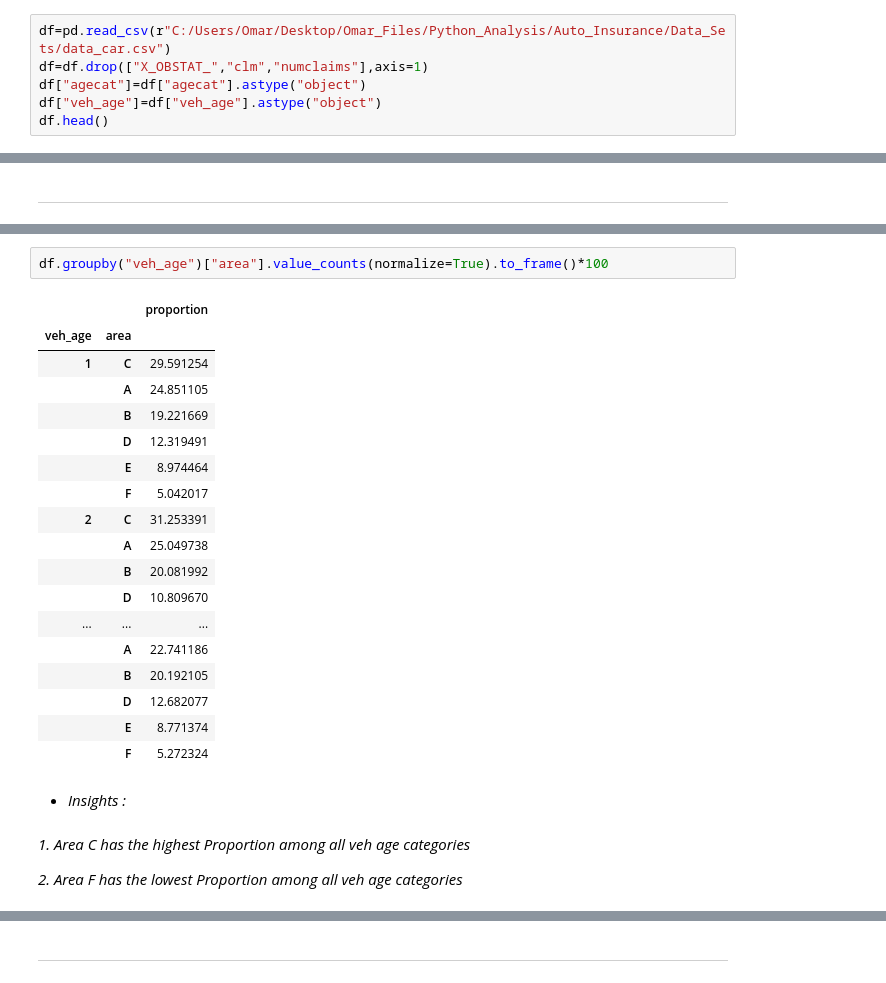
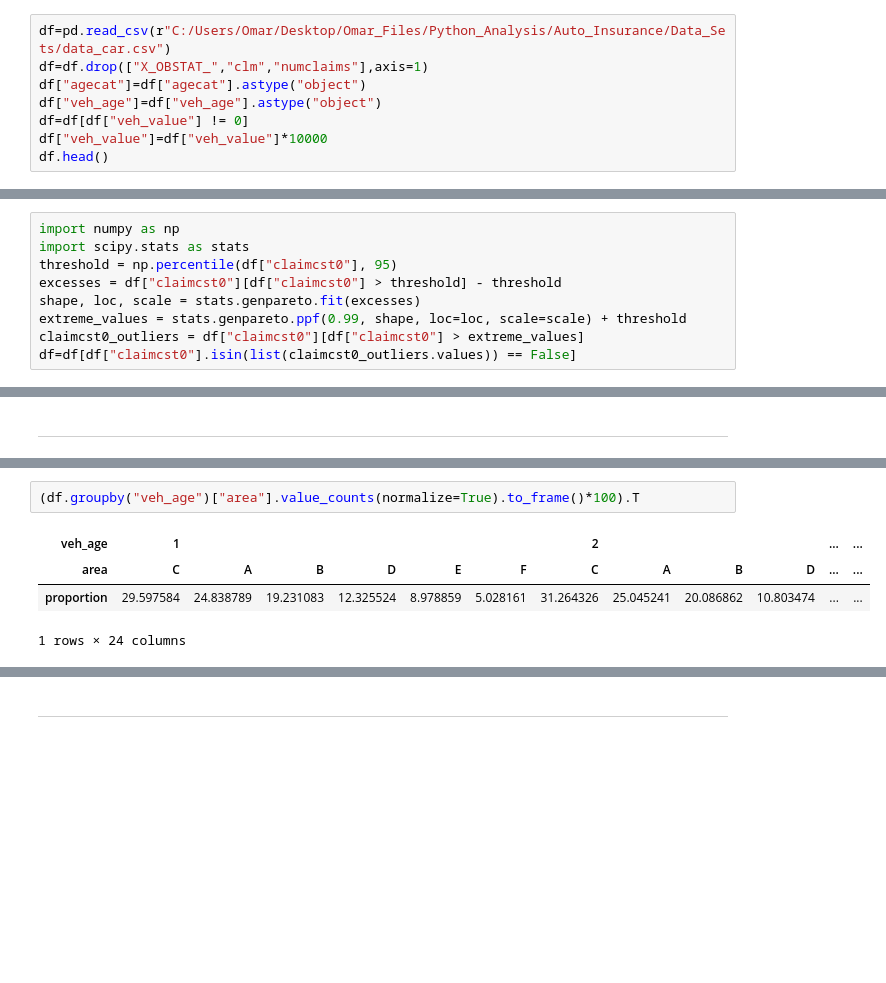
Before and after one commit to omars1234/Insurance_Analysis, a Jupyter notebook: Notebooks/Data_Classification/catboost_info/area_classification.ipynb, the cells around one changed output, grey strips where cells are left out. Saved outputs shown, nothing was run; the diff lists cells and outputs as text; blank space fills up the shorter version.

```diff
--- a/Notebooks/Data_Classification/catboost_info/area_classification.ipynb
+++ b/Notebooks/Data_Classification/catboost_info/area_classification.ipynb
@@ -47,6 +47,8 @@ df=pd.read_csv(r"C:/Users/Omar/Desktop/Omar_Files/Python_Analysis/Auto_Insurance
 df=df.drop(["X_OBSTAT_","clm","numclaims"],axis=1)
 df["agecat"]=df["agecat"].astype("object")
 df["veh_age"]=df["veh_age"].astype("object")
+df=df[df["veh_value"] != 0]
+df["veh_value"]=df["veh_value"]*10000
 df.head()
 # %% [output]
 |  | veh_value | exposure | claimcst0 | veh_body | veh_age | gender | area | agecat |
@@ -93,6 +95,15 @@ we have 3 numerical features : ['veh_value', 'exposure', 'claimcst0']
 we have 5 categorical features : ['veh_body', 'veh_age', 'gender', 'area', 'agecat']
 # %% [markdown]
 ---
+# %%
+import numpy as np
+import scipy.stats as stats
+threshold = np.percentile(df["claimcst0"], 95)
+excesses = df["claimcst0"][df["claimcst0"] > threshold] - threshold
+shape, loc, scale = stats.genpareto.fit(excesses)
+extreme_values = stats.genpareto.ppf(0.99, shape, loc=loc, scale=scale) + threshold
+claimcst0_outliers = df["claimcst0"][df["claimcst0"] > extreme_values]
+df=df[df["claimcst0"].isin(list(claimcst0_outliers.values)) == False]
 # %% [markdown]
 *Categorical features Frequency percenatge :*
 # %%
@@ -254,28 +226,8 @@ df.groupby("agecat")["area"].value_counts(normalize=True).to_frame()*100
 # %%
-df.groupby("veh_age")["area"].value_counts(normalize=True).to_frame()*100
+(df.groupby("veh_age")["area"].value_counts(normalize=True).to_frame()*100).T
 # %% [output]
-|  |  | proportion |
-| veh_age | area |  |
-| 1 | C | 29.591254 |
-|  | A | 24.851105 |
-|  | B | 19.221669 |
-|  | D | 12.319491 |
-|  | E | 8.974464 |
-|  | F | 5.042017 |
-| 2 | C | 31.253391 |
-|  | A | 25.049738 |
-|  | B | 20.081992 |
-|  | D | 10.809670 |
-| ... | ... | ... |
-|  | A | 22.741186 |
-|  | B | 20.192105 |
-|  | D | 12.682077 |
-|  | E | 8.771374 |
-|  | F | 5.272324 |
+| veh_age | 1 |  |  |  |  |  | 2 |  |  |  | ... | ... |
+| area | C | A | B | D | E | F | C | A | B | D | ... | ... |
+| proportion | 29.597584 | 24.838789 | 19.231083 | 12.325524 | 8.978859 | 5.028161 | 31.264326 | 25.045241 | 20.086862 | 10.803474 | ... | ... |
+1 rows × 24 columns
-# %% [markdown]
-* *Insights :*
-# %% [markdown]
-*1. Area C has the highest Proportion among  all veh age categories*
-
-*2. Area F has the lowest Proportion among  all veh age categories*
 # %%
```
Also changed, not shown: parts of 32 cells of this notebook, 21 other files.
